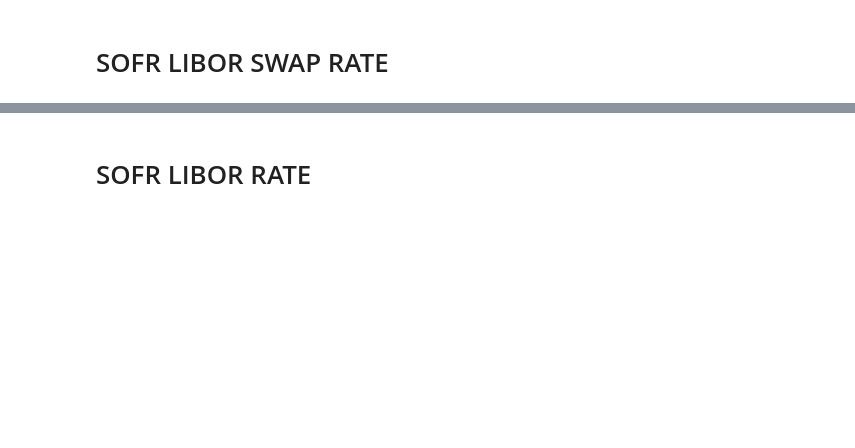
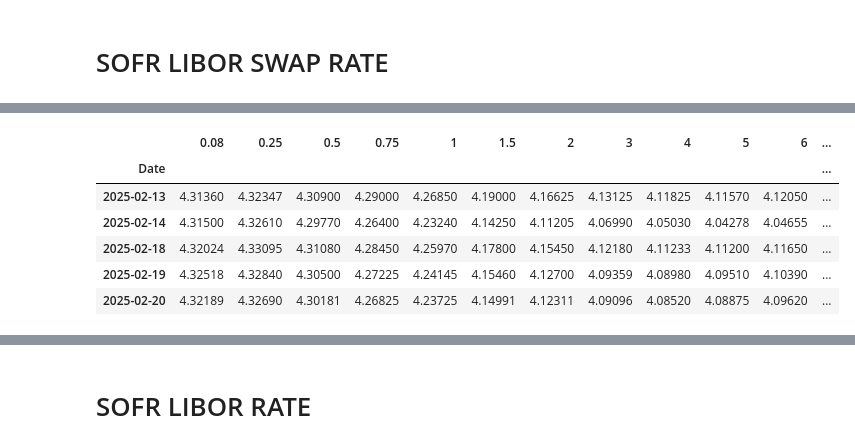
Before and after one commit to ekopen/VolGAN, a Jupyter notebook: sofr_libor_conversion.ipynb, the cells around one changed output, grey strips where cells are left out. Saved outputs shown, nothing was run; the diff lists cells and outputs as text; code cells hidden in the pictures; blank space fills up the shorter version.

```diff
--- a/sofr_libor_conversion.ipynb
+++ b/sofr_libor_conversion.ipynb
@@ -43,10 +68,18 @@ liborCombinedDf.tail()
 # %%
 # 1M,3M, 6M, 9M, 1Y, 1.5Y, 2Y,....
 sofrTenors = ['A','C', 'F', 'I',1,'1F',2,3,4,5,6,7,8,9,10,15,20,25,30]
 correspondingSofrTenorYr = [1/12, 3/12, 6/12, 9/12 ,1,18/12,2,3,4,5,6,7,8,9,10,15,20,25,30]
 
 sofrCombinedDf=combineDf(sofrTenors, swapSofrRateFilePath, bloombergPrefix='USOSFR')
 
 # Display the combined DataFrame
-# sofrCombinedDf.to_csv("SOFR_swaprates.csv")
+sofrCombinedDf.to_csv("SOFR_swaprates.csv")
 sofrCombinedDf.tail()
+# %% [output]
+|  | 0.08 | 0.25 | 0.5 | 0.75 | 1 | 1.5 | 2 | 3 | 4 | 5 | 6 | ... |
+| Date |  |  |  |  |  |  |  |  |  |  |  | ... |
+| 2025-02-13 | 4.31360 | 4.32347 | 4.30900 | 4.29000 | 4.26850 | 4.19000 | 4.16625 | 4.13125 | 4.11825 | 4.11570 | 4.12050 | ... |
+| 2025-02-14 | 4.31500 | 4.32610 | 4.29770 | 4.26400 | 4.23240 | 4.14250 | 4.11205 | 4.06990 | 4.05030 | 4.04278 | 4.04655 | ... |
+| 2025-02-18 | 4.32024 | 4.33095 | 4.31080 | 4.28450 | 4.25970 | 4.17800 | 4.15450 | 4.12180 | 4.11233 | 4.11200 | 4.11650 | ... |
+| 2025-02-19 | 4.32518 | 4.32840 | 4.30500 | 4.27225 | 4.24145 | 4.15460 | 4.12700 | 4.09359 | 4.08980 | 4.09510 | 4.10390 | ... |
+| 2025-02-20 | 4.32189 | 4.32690 | 4.30181 | 4.26825 | 4.23725 | 4.14991 | 4.12311 | 4.09096 | 4.08520 | 4.08875 | 4.09620 | ... |
```
Also changed, not shown: parts of 33 cells of this notebook.
